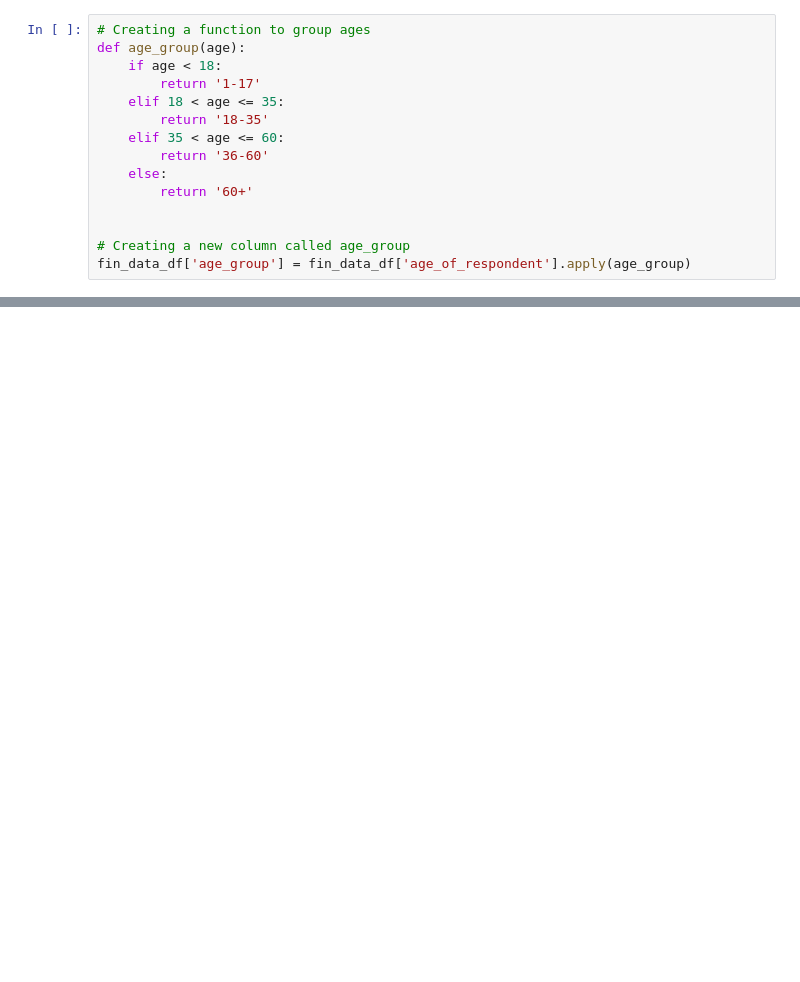
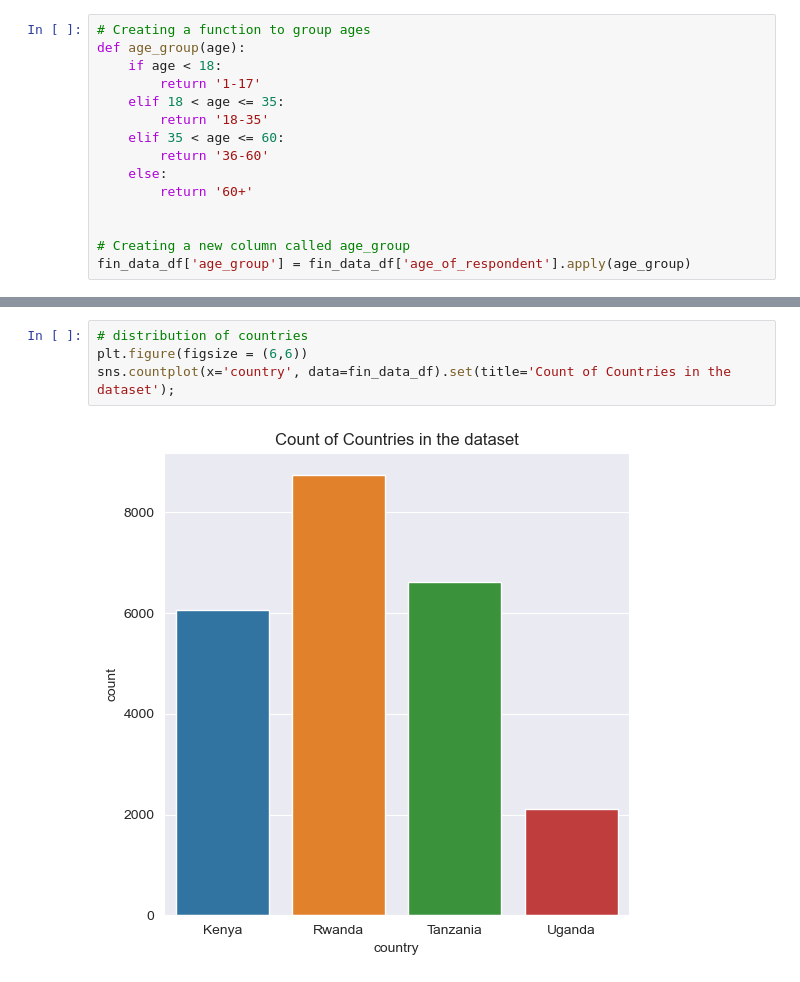
Before and after one commit to Jefest1/financial_inclusion, a Jupyter notebook: fin_inc.ipynb, the cells around one changed output, grey strips where cells are left out. Drawn from its saved outputs; the diff is of its cells as text; blank space fills up the shorter version.

```diff
--- a/fin_inc.ipynb
+++ b/fin_inc.ipynb
@@ -114,0 +206,6 @@ dtype: int64
+# %%
+# distribution of countries
+plt.figure(figsize = (6,6))
+sns.countplot(x='country', data=fin_data_df).set(title='Count of Countries in the dataset');
+# %% [output]
+[figure, added]
```
Also changed, not shown: parts of 17 cells of this notebook.
